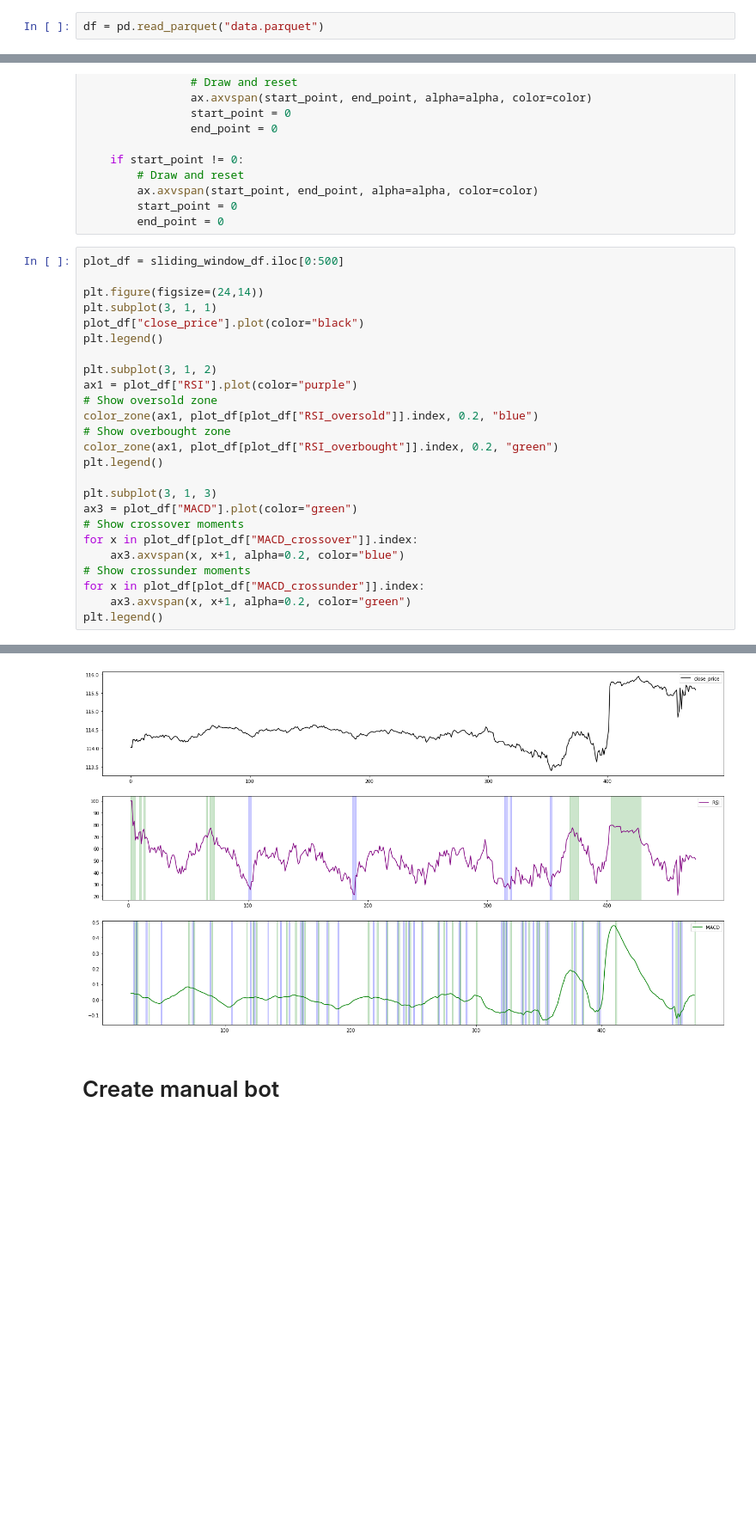
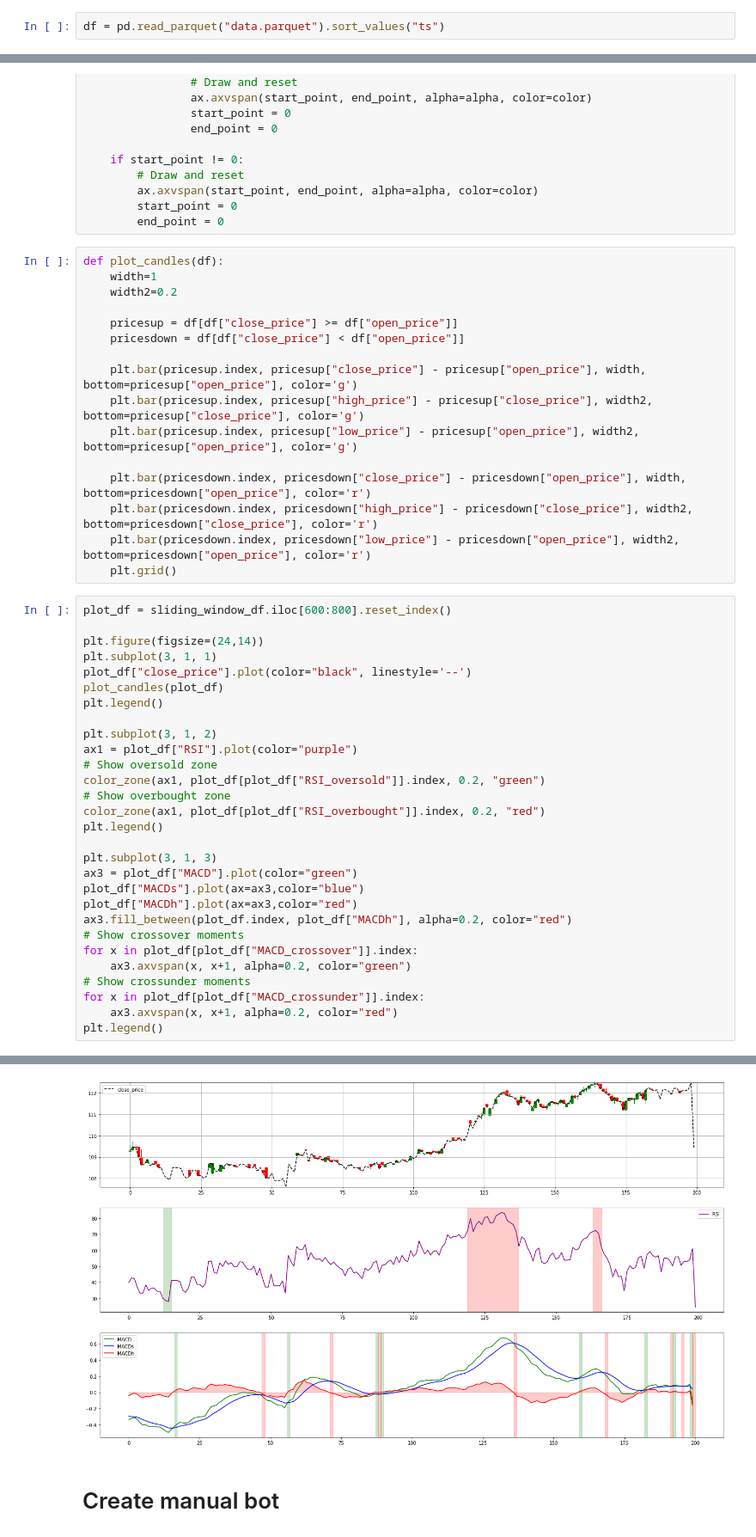
Before and after one commit to crabio/tinkoff-invest-bot, a Jupyter notebook: candles_analyzer/analyze.ipynb, the cells around one changed output, grey strips where cells are left out. Shown at 86% size. Saved outputs shown, nothing was run; the diff lists cells and outputs as text; blank space fills up the shorter version.

```diff
--- a/candles_analyzer/analyze.ipynb
+++ b/candles_analyzer/analyze.ipynb
@@ -10,7 +10,7 @@ import pandas as pd
 import matplotlib.pyplot as plt
 import pandas_ta as ta
 # %%
-df = pd.read_parquet("data.parquet")
+df = pd.read_parquet("data.parquet").sort_values("ts")
 # %%
 df.head()
 # %% [output]
@@ -119,34 +122,54 @@ def color_zone(ax, points, alpha, color):
         ax.axvspan(start_point, end_point, alpha=alpha, color=color)
         start_point = 0
         end_point = 0
+# %%
+def plot_candles(df):
+    width=1
+    width2=0.2
+
+    pricesup = df[df["close_price"] >= df["open_price"]]
+    pricesdown = df[df["close_price"] < df["open_price"]]
+
+    plt.bar(pricesup.index, pricesup["close_price"] - pricesup["open_price"], width, bottom=pricesup["open_price"], color='g')
+    plt.bar(pricesup.index, pricesup["high_price"] - pricesup["close_price"], width2, bottom=pricesup["close_price"], color='g')
+    plt.bar(pricesup.index, pricesup["low_price"] - pricesup["open_price"], width2, bottom=pricesup["open_price"], color='g')
+
+    plt.bar(pricesdown.index, pricesdown["close_price"] - pricesdown["open_price"], width, bottom=pricesdown["open_price"], color='r')
+    plt.bar(pricesdown.index, pricesdown["high_price"] - pricesdown["close_price"], width2, bottom=pricesdown["close_price"], color='r')
+    plt.bar(pricesdown.index, pricesdown["low_price"] - pricesdown["open_price"], width2, bottom=pricesdown["open_price"], color='r')
+    plt.grid()
 # %%
-plot_df = sliding_window_df.iloc[0:500]
+plot_df = sliding_window_df.iloc[600:800].reset_index()
 
 plt.figure(figsize=(24,14))
 plt.subplot(3, 1, 1)
-plot_df["close_price"].plot(color="black")
+plot_df["close_price"].plot(color="black", linestyle='--')
+plot_candles(plot_df)
 plt.legend()
 
 plt.subplot(3, 1, 2)
 ax1 = plot_df["RSI"].plot(color="purple")
 # Show oversold zone
-color_zone(ax1, plot_df[plot_df["RSI_oversold"]].index, 0.2, "blue")
+color_zone(ax1, plot_df[plot_df["RSI_oversold"]].index, 0.2, "green")
 # Show overbought zone
-color_zone(ax1, plot_df[plot_df["RSI_overbought"]].index, 0.2, "green")
+color_zone(ax1, plot_df[plot_df["RSI_overbought"]].index, 0.2, "red")
 plt.legend()
 
 plt.subplot(3, 1, 3)
 ax3 = plot_df["MACD"].plot(color="green")
+plot_df["MACDs"].plot(ax=ax3,color="blue")
+plot_df["MACDh"].plot(ax=ax3,color="red")
+ax3.fill_between(plot_df.index, plot_df["MACDh"], alpha=0.2, color="red")
 # Show crossover moments
 for x in plot_df[plot_df["MACD_crossover"]].index:
-    ax3.axvspan(x, x+1, alpha=0.2, color="blue")
+    ax3.axvspan(x, x+1, alpha=0.2, color="green")
 # Show crossunder moments
 for x in plot_df[plot_df["MACD_crossunder"]].index:
-    ax3.axvspan(x, x+1, alpha=0.2, color="green")
+    ax3.axvspan(x, x+1, alpha=0.2, color="red")
 plt.legend()
 # %% [output]
 <matplotlib.legend.Legend at 0x...>
-[figure, old version]
+[figure, new version]
 # %% [markdown]
 # Create manual bot
 # %%
```
Also changed, not shown: parts of 9 cells of this notebook.
